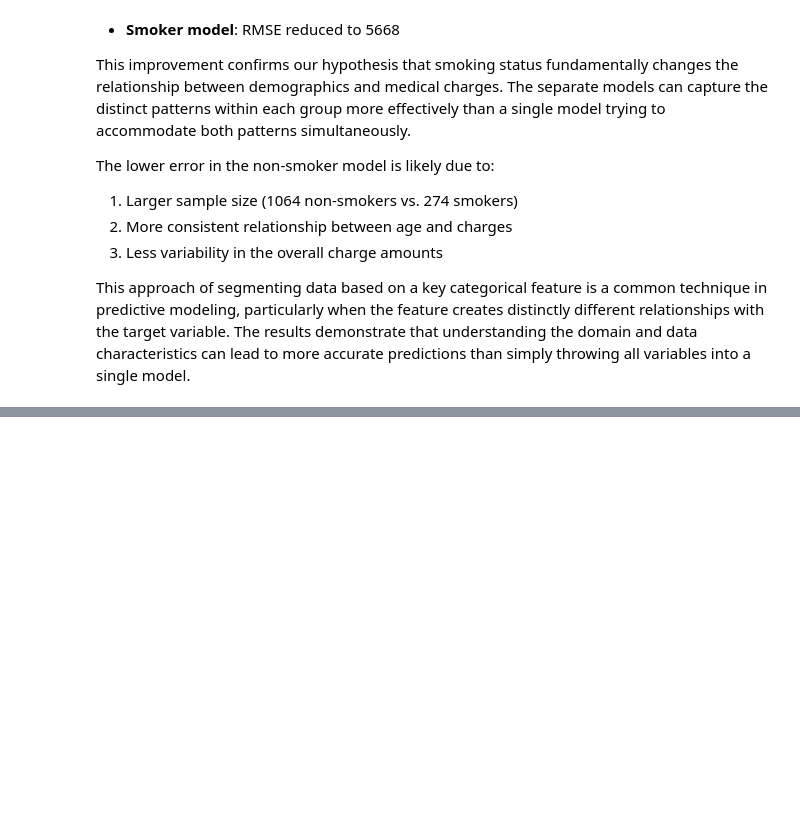
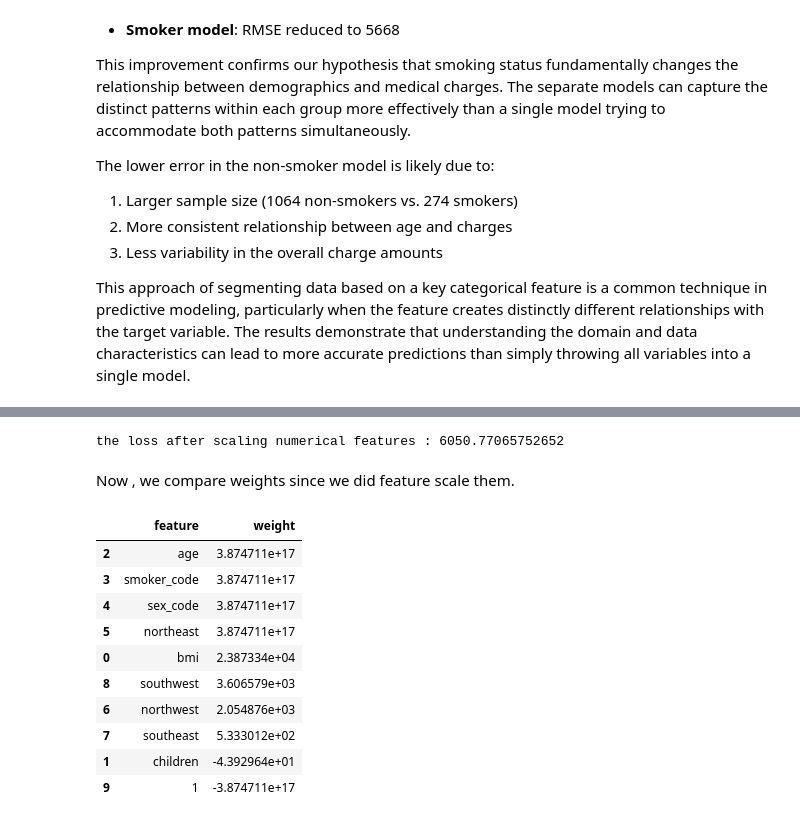
Before and after one commit to IAchaos/Hands-On-ML-Frameworks, a Jupyter notebook: Scikit_Learn/Medical_Expenses_Prediction.ipynb, the cells around one changed output, grey strips where cells are left out. Cells and saved outputs as stored; diff of their text form; code cells hidden in the pictures; blank space fills up the shorter version.

Commit message:
Complete Linear Regression using Scikit-Learn

```diff
--- a/Scikit_Learn/Medical_Expenses_Prediction.ipynb
+++ b/Scikit_Learn/Medical_Expenses_Prediction.ipynb
@@ -1125,0 +1202,4 @@ This approach of segmenting data based on a key categorical feature is a common
+# %%
+from sklearn.preprocessing import StandardScaler
+
+scaler = StandardScaler().fit(data[['bmi','children','age']])
@@ -1125,0 +1214,4 @@ This approach of segmenting data based on a key categorical feature is a common
+# %%
+# Scaling feautres
+scaled_features = scaler.transform(data[['bmi','children','age']])
+scaled_features
@@ -1125,0 +1226,38 @@ This approach of segmenting data based on a key categorical feature is a common
+# %%
+# Comibining categorical and numerical data
+cat_col = ['smoker_code', 'sex_code', 'northeast', 'northwest', 'southeast', 'southwest']
+categorical_data = data[cat_col].values
+# %%
+samples = np.concatenate((categorical_data, scaled_features), axis=1)
+target = data.charges
+
+model = LinearRegression().fit(samples, target)
+
+predictions = model.predict(samples)
+
+loss = rmse(target, predictions)
+
+print(f"the loss after scaling numerical features : {loss}")
+# %% [output]
+the loss after scaling numerical features : 6050.77065752652
+# %% [markdown]
+Now , we compare weights since we did feature scale them.
+# %%
+all_features = ['bmi','children','age'] + cat_col
+weights_df = pd.DataFrame({
+    'feature': np.append( all_features, 1),
+    'weight': np.append(model.coef_, model.intercept_)
+})
+weights_df.sort_values('weight', ascending=False)
+# %% [output]
+|  | feature | weight |
+| 2 | age | 3.874711e+17 |
+| 3 | smoker_code | 3.874711e+17 |
+| 4 | sex_code | 3.874711e+17 |
+| 5 | northeast | 3.874711e+17 |
+| 0 | bmi | 2.387334e+04 |
+| 8 | southwest | 3.606579e+03 |
+| 6 | northwest | 2.054876e+03 |
+| 7 | southeast | 5.333012e+02 |
+| 1 | children | -4.392964e+01 |
+| 9 | 1 | -3.874711e+17 |
```
Also changed, not shown: parts of 16 cells of this notebook.
